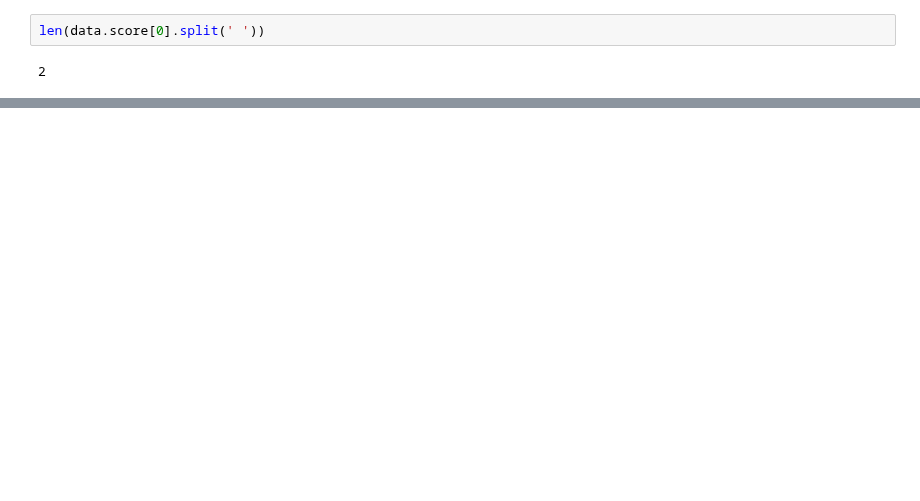
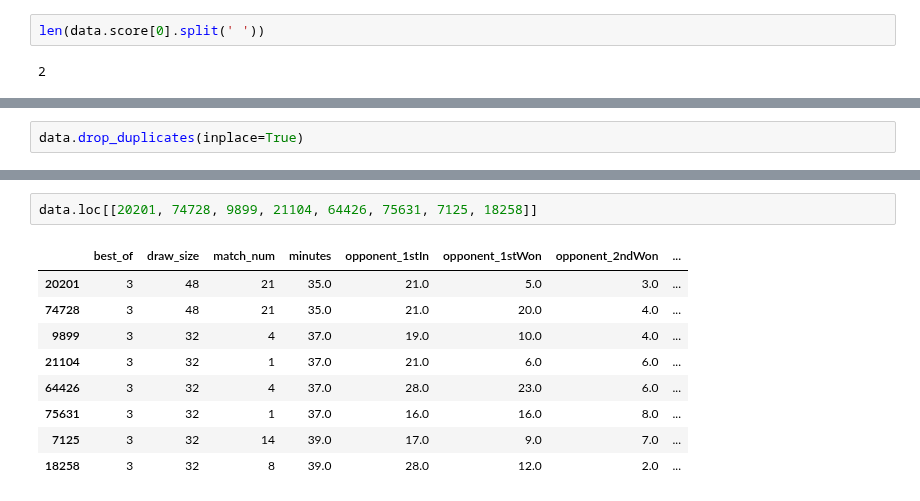
Before and after one commit to CesarRoaldes/tennis_match_time, a Jupyter notebook: base.ipynb, the cells around one changed output, grey strips where cells are left out. Cells and saved outputs as stored; diff of their text form; blank space fills up the shorter version.

```diff
--- a/base.ipynb
+++ b/base.ipynb
@@ -212,0 +330,2 @@ len(data.score[0].split(' '))
+# %%
+data.drop_duplicates(inplace=True)
@@ -212,0 +452,12 @@ len(data.score[0].split(' '))
+# %%
+data.loc[[20201, 74728, 9899, 21104, 64426, 75631, 7125, 18258]]
+# %% [output]
+|  | best_of | draw_size | match_num | minutes | opponent_1stIn | opponent_1stWon | opponent_2ndWon | ... |
+| 20201 | 3 | 48 | 21 | 35.0 | 21.0 | 5.0 | 3.0 | ... |
+| 74728 | 3 | 48 | 21 | 35.0 | 21.0 | 20.0 | 4.0 | ... |
+| 9899 | 3 | 32 | 4 | 37.0 | 19.0 | 10.0 | 4.0 | ... |
+| 21104 | 3 | 32 | 1 | 37.0 | 21.0 | 6.0 | 6.0 | ... |
+| 64426 | 3 | 32 | 4 | 37.0 | 28.0 | 23.0 | 6.0 | ... |
+| 75631 | 3 | 32 | 1 | 37.0 | 16.0 | 16.0 | 8.0 | ... |
+| 7125 | 3 | 32 | 14 | 39.0 | 17.0 | 9.0 | 7.0 | ... |
+| 18258 | 3 | 32 | 8 | 39.0 | 28.0 | 12.0 | 2.0 | ... |
```
Also changed, not shown: parts of 37 cells of this notebook, 1 other file.
